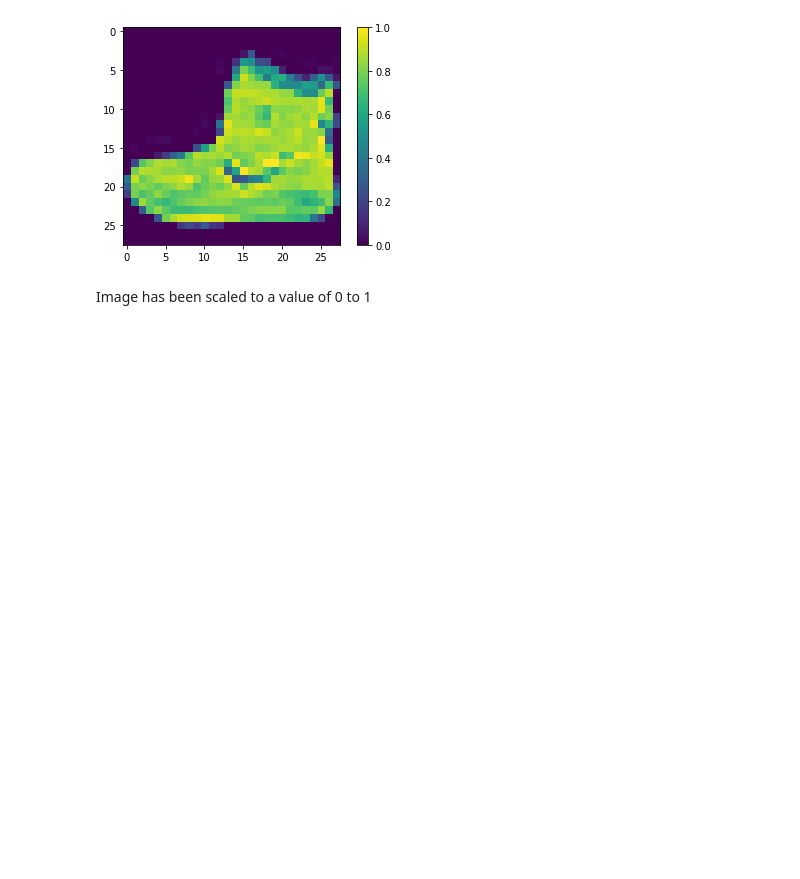
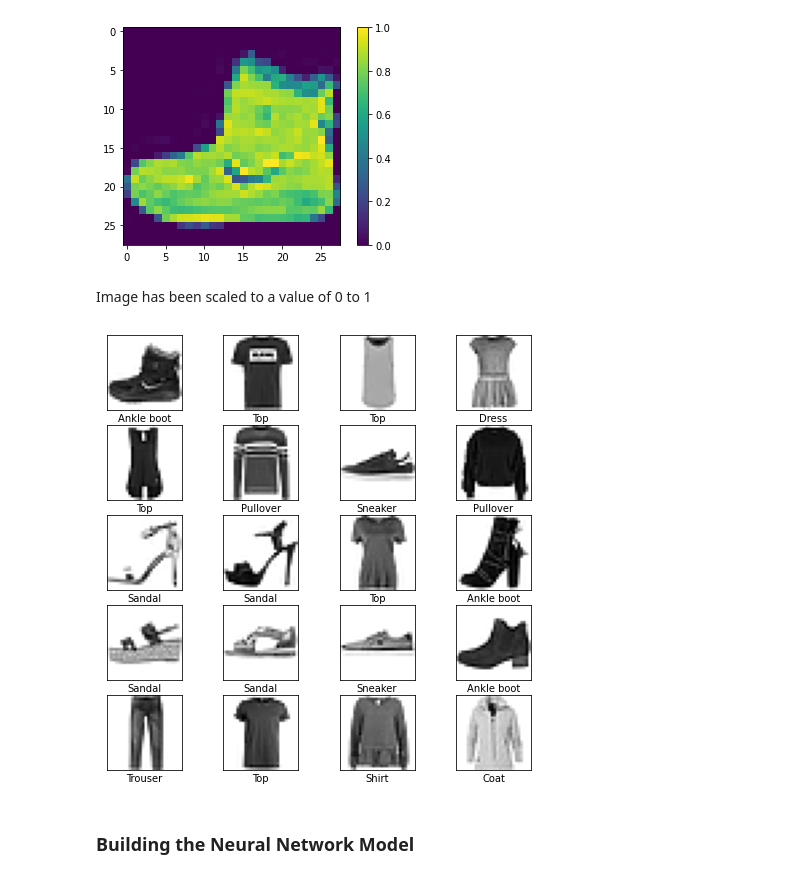
Before and after one commit to Harmeet2504/Image-Classification-Deep-Learning, a Jupyter notebook: img_classification_mnist.ipynb, the cells around one changed output. Saved outputs shown, nothing was run; the diff lists cells and outputs as text; code cells hidden in the pictures; blank space fills up the shorter version.

```diff
--- a/img_classification_mnist.ipynb
+++ b/img_classification_mnist.ipynb
@@ -78,3 +69,18 @@ plt.show()
 [figure]
 # %% [markdown]
 Image has been scaled to a value of 0 to 1
+# %%
+#Investigate the first 20 images before model building
+plt.figure(figsize = (8, 8)) #Without figsize xlabels are hidden
+for i in range(20):
+    plt.subplot(5, 4, i+1) #Subplot lets you plot multiple subplots (nrows, ncols, index)
+    plt.xticks([]) #hides ticks, which otherwise shows 0-25
+    plt.yticks([])
+    plt.grid(False)
+    plt.xlabel(class_names[train_labels[i]]) #not clear how classes are assigned to labels
+    plt.imshow(train_images[i], cmap=plt.cm.binary)  #using cmap = 'gray' gives black bg
+plt.show()
+# %% [output]
+[figure, added]
+# %% [markdown]
+### Building the Neural Network Model
```
Also changed, not shown: parts of 5 cells of this notebook.
